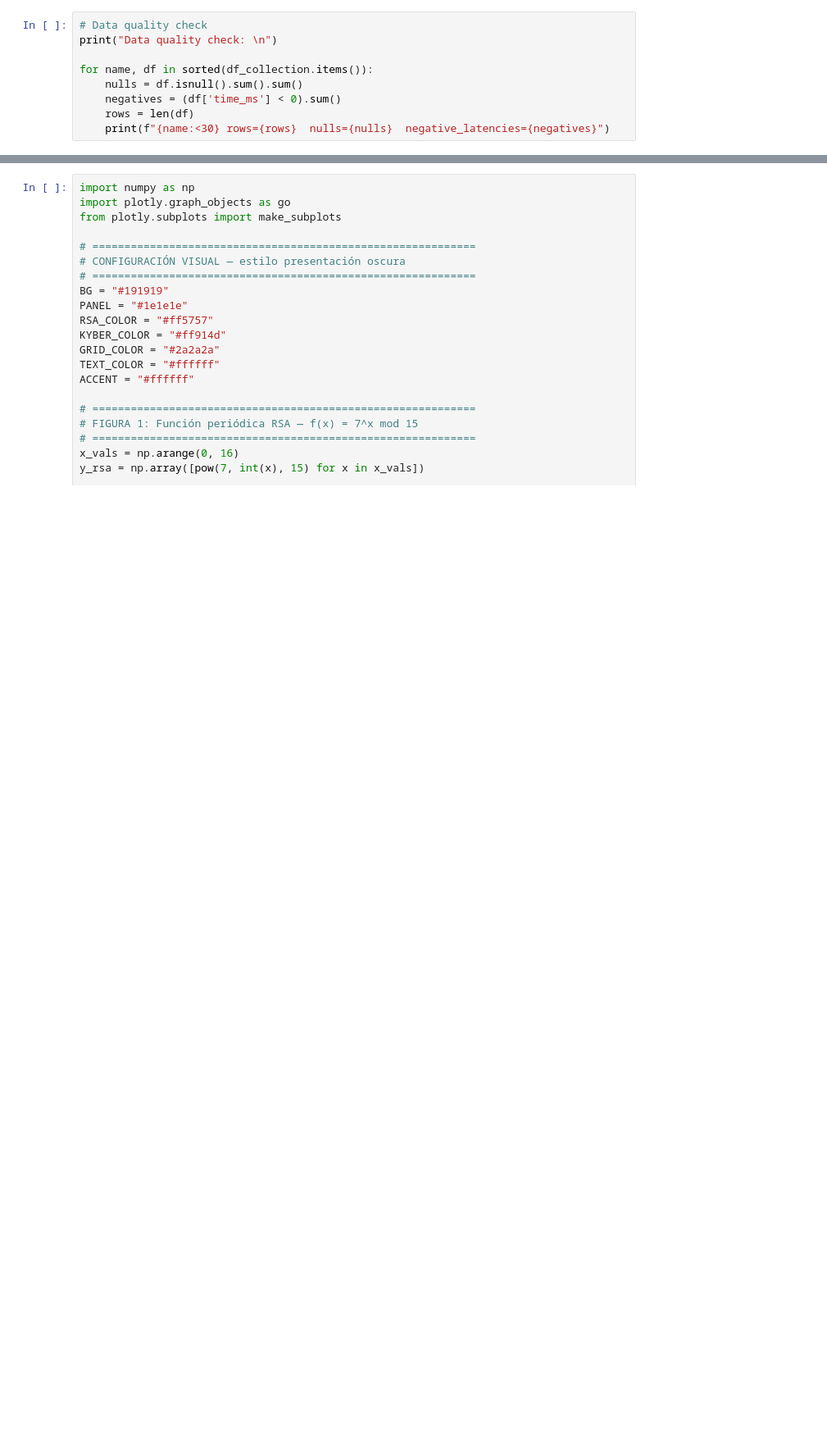
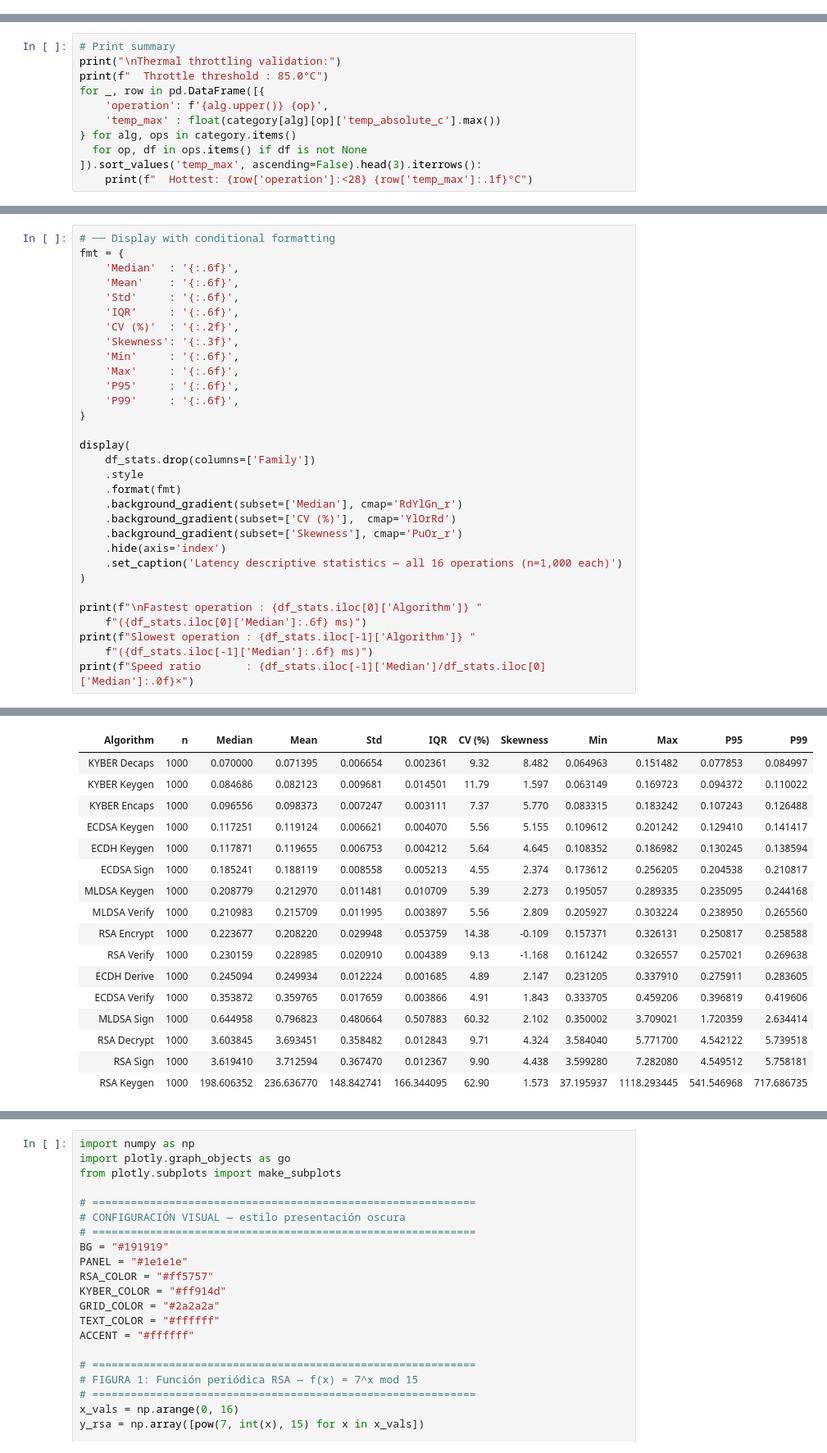
Before and after one commit to HuguitoH/PQC-Benchmarks, a Jupyter notebook: analysis/PQC_analysis.ipynb, the cells around one changed output, grey strips where cells are left out. Shown at 82% size. Drawn from its saved outputs; the diff is of its cells as text; blank space fills up the shorter version.

```diff
--- a/analysis/PQC_analysis.ipynb
+++ b/analysis/PQC_analysis.ipynb
@@ -80,9 +0,0 @@ Total records: 16,000
-# %%
-# Data quality check
-print("Data quality check: \n")
-
-for name, df in sorted(df_collection.items()):
-    nulls = df.isnull().sum().sum()
-    negatives = (df['time_ms'] < 0).sum()
-    rows = len(df)
-    print(f"{name:<30} rows={rows}  nulls={nulls}  negative_latencies={negatives}")
@@ -2420,0 +1025,11 @@ fig.show()
+# %%
+# Print summary
+print("\nThermal throttling validation:")
+print(f"  Throttle threshold : 85.0°C")
+for _, row in pd.DataFrame([{
+    'operation': f'{alg.upper()} {op}',
+    'temp_max' : float(category[alg][op]['temp_absolute_c'].max())
+} for alg, ops in category.items()
+  for op, df in ops.items() if df is not None
+]).sort_values('temp_max', ascending=False).head(3).iterrows():
+    print(f"  Hottest: {row['operation']:<28} {row['temp_max']:.1f}°C")
@@ -2420,0 +1124,32 @@ fig.show()
+# %%
+# ── Display with conditional formatting
+fmt = {
+    'Median'  : '{:.6f}',
+    'Mean'    : '{:.6f}',
+    'Std'     : '{:.6f}',
+    'IQR'     : '{:.6f}',
+    'CV (%)'  : '{:.2f}',
+    'Skewness': '{:.3f}',
+    'Min'     : '{:.6f}',
+    'Max'     : '{:.6f}',
+    'P95'     : '{:.6f}',
+    'P99'     : '{:.6f}',
+}
+
+display(
+    df_stats.drop(columns=['Family'])
+    .style
+    .format(fmt)
+    .background_gradient(subset=['Median'], cmap='RdYlGn_r')
+    .background_gradient(subset=['CV (%)'],  cmap='YlOrRd')
+    .background_gradient(subset=['Skewness'], cmap='PuOr_r')
+    .hide(axis='index')
+    .set_caption('Latency descriptive statistics — all 16 operations (n=1,000 each)')
+)
+
+print(f"\nFastest operation : {df_stats.iloc[0]['Algorithm']} "
+    f"({df_stats.iloc[0]['Median']:.6f} ms)")
+print(f"Slowest operation : {df_stats.iloc[-1]['Algorithm']} "
+    f"({df_stats.iloc[-1]['Median']:.6f} ms)")
+print(f"Speed ratio       : {df_stats.iloc[-1]['Median']/df_stats.iloc[0]['Median']:.0f}×")
+# %% [output]
@@ -2420,0 +1157,17 @@ fig.show()
+| Algorithm | n | Median | Mean | Std | IQR | CV (%) | Skewness | Min | Max | P95 | P99 |
+| KYBER Decaps | 1000 | 0.070000 | 0.071395 | 0.006654 | 0.002361 | 9.32 | 8.482 | 0.064963 | 0.151482 | 0.077853 | 0.084997 |
+| KYBER Keygen | 1000 | 0.084686 | 0.082123 | 0.009681 | 0.014501 | 11.79 | 1.597 | 0.063149 | 0.169723 | 0.094372 | 0.110022 |
+| KYBER Encaps | 1000 | 0.096556 | 0.098373 | 0.007247 | 0.003111 | 7.37 | 5.770 | 0.083315 | 0.183242 | 0.107243 | 0.126488 |
+| ECDSA Keygen | 1000 | 0.117251 | 0.119124 | 0.006621 | 0.004070 | 5.56 | 5.155 | 0.109612 | 0.201242 | 0.129410 | 0.141417 |
+| ECDH Keygen | 1000 | 0.117871 | 0.119655 | 0.006753 | 0.004212 | 5.64 | 4.645 | 0.108352 | 0.186982 | 0.130245 | 0.138594 |
+| ECDSA Sign | 1000 | 0.185241 | 0.188119 | 0.008558 | 0.005213 | 4.55 | 2.374 | 0.173612 | 0.256205 | 0.204538 | 0.210817 |
+| MLDSA Keygen | 1000 | 0.208779 | 0.212970 | 0.011481 | 0.010709 | 5.39 | 2.273 | 0.195057 | 0.289335 | 0.235095 | 0.244168 |
+| MLDSA Verify | 1000 | 0.210983 | 0.215709 | 0.011995 | 0.003897 | 5.56 | 2.809 | 0.205927 | 0.303224 | 0.238950 | 0.265560 |
+| RSA Encrypt | 1000 | 0.223677 | 0.208220 | 0.029948 | 0.053759 | 14.38 | -0.109 | 0.157371 | 0.326131 | 0.250817 | 0.258588 |
+| RSA Verify | 1000 | 0.230159 | 0.228985 | 0.020910 | 0.004389 | 9.13 | -1.168 | 0.161242 | 0.326557 | 0.257021 | 0.269638 |
+| ECDH Derive | 1000 | 0.245094 | 0.249934 | 0.012224 | 0.001685 | 4.89 | 2.147 | 0.231205 | 0.337910 | 0.275911 | 0.283605 |
+| ECDSA Verify | 1000 | 0.353872 | 0.359765 | 0.017659 | 0.003866 | 4.91 | 1.843 | 0.333705 | 0.459206 | 0.396819 | 0.419606 |
+| MLDSA Sign | 1000 | 0.644958 | 0.796823 | 0.480664 | 0.507883 | 60.32 | 2.102 | 0.350002 | 3.709021 | 1.720359 | 2.634414 |
+| RSA Decrypt | 1000 | 3.603845 | 3.693451 | 0.358482 | 0.012843 | 9.71 | 4.324 | 3.584040 | 5.771700 | 4.542122 | 5.739518 |
+| RSA Sign | 1000 | 3.619410 | 3.712594 | 0.367470 | 0.012367 | 9.90 | 4.438 | 3.599280 | 7.282080 | 4.549512 | 5.758181 |
+| RSA Keygen | 1000 | 198.606352 | 236.636770 | 148.842741 | 166.344095 | 62.90 | 1.573 | 37.195937 | 1118.293445 | 541.546968 | 717.686735 |
```
Also changed, not shown: parts of 124 cells of this notebook, 49 other files.
